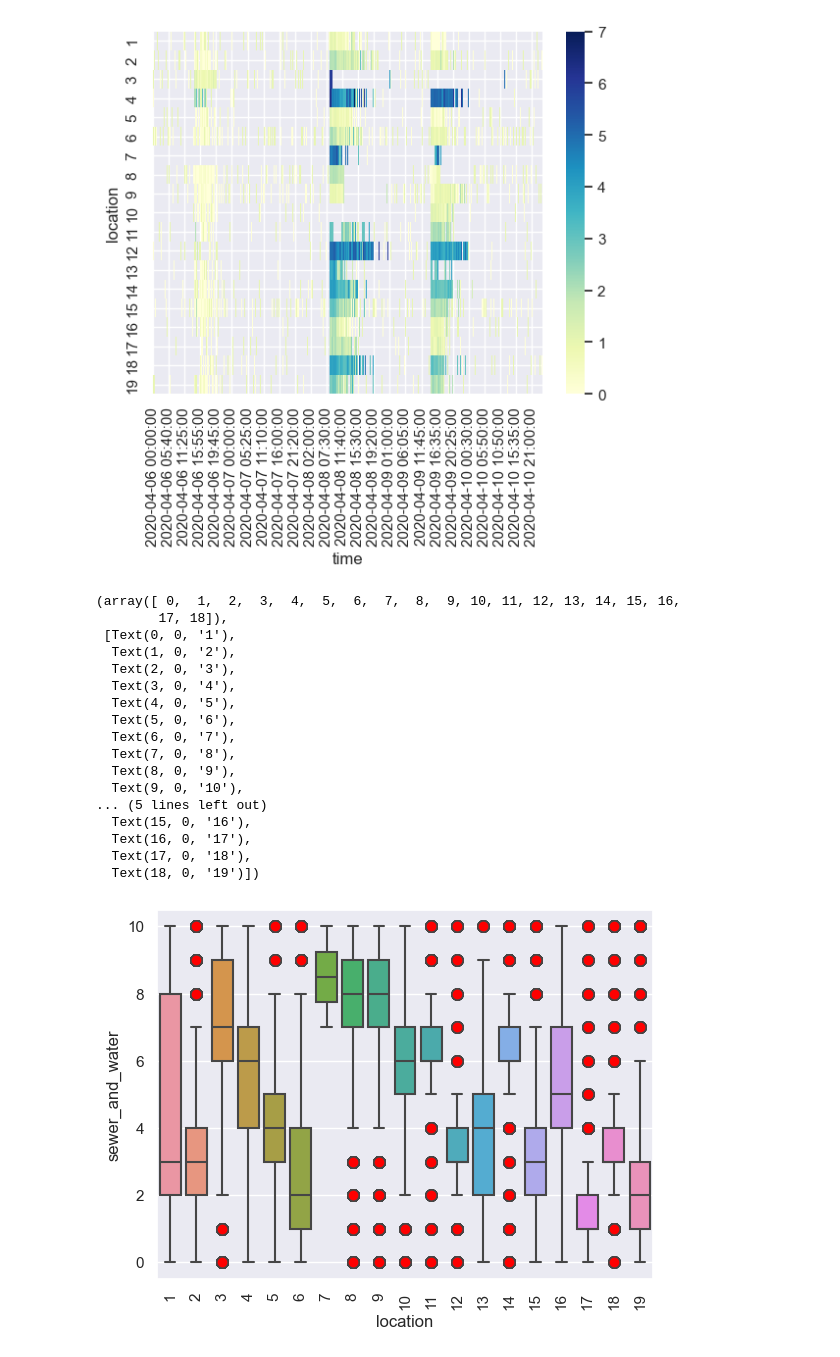
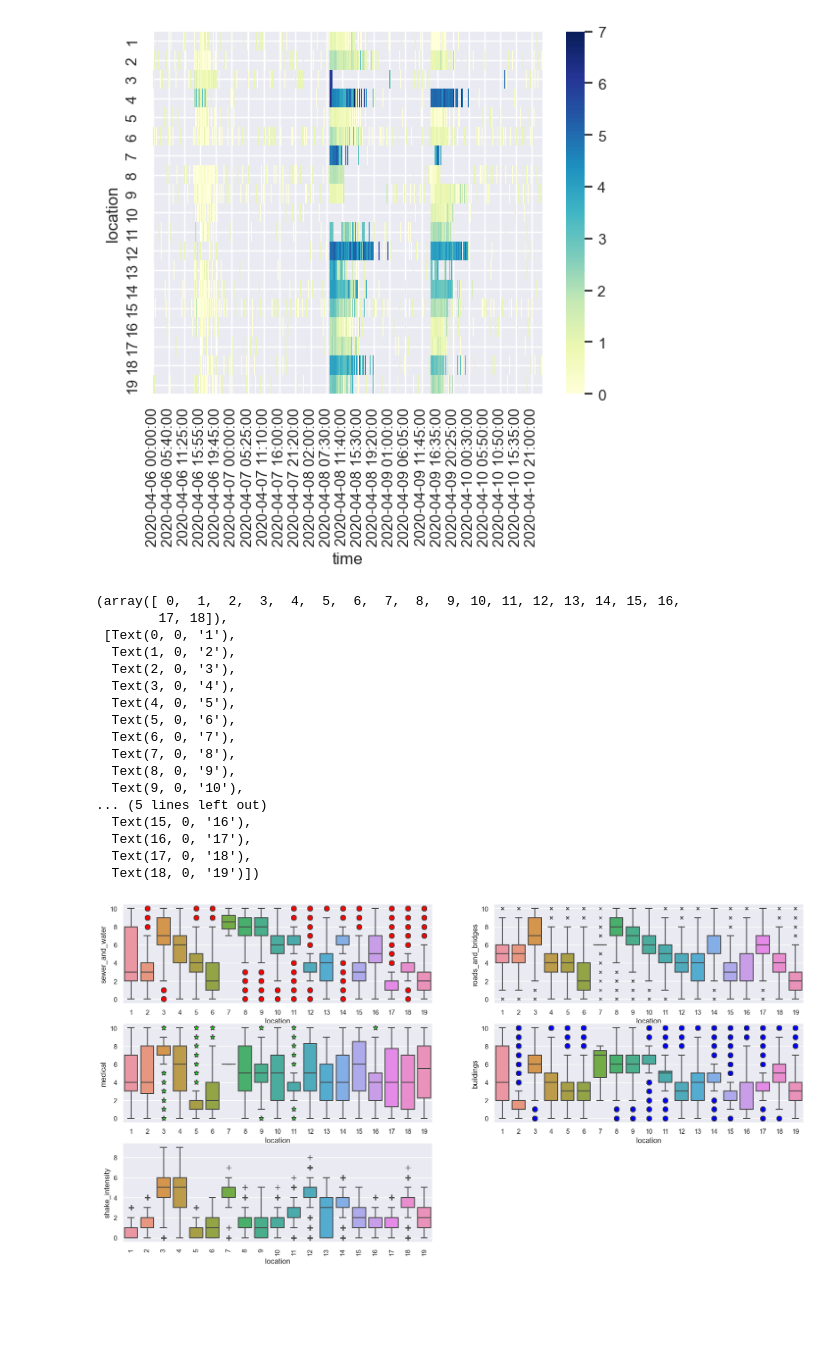
Before and after one commit to dasooni/VAST-19, a Jupyter notebook: project.ipynb, the cells around one changed output. Cells and saved outputs as stored; diff of their text form; code cells hidden in the pictures; blank space fills up the shorter version.

```diff
--- a/project.ipynb
+++ b/project.ipynb
@@ -49,28 +49,36 @@ sns.heatmap(pivot, cmap="YlGnBu")
 prequake_mean_intensity = np.mean(pivot.loc[:,'2020-04-06 14:00:00':'2020-04-06 15:00:00'], axis=1)
 #np.mean(pivot, axis=1).sort_values(ascending=False).head(10).plot(kind='bar', figsize=(10,5), color='red')
 # %%
+plt.figure(figsize=(20,10))
+plt.figure(1)
+plt.subplot(321)
+
 sns.boxplot(x='location', y='sewer_and_water', data=df, flierprops={'marker':'o', 'markersize':8, 'markerfacecolor':'red'})
-# sns.boxplot(x='location', y='roads_and_bridges', data=df , flierprops={'marker':'x', 'markersize':5, 'markerfacecolor':'fuchsia'})
-# sns.boxplot(x='location', y='medical', data=df , flierprops={'marker':'*', 'markersize':5, 'markerfacecolor':'lime'})
-# sns.boxplot(x='location', y='buildings', data=df, flierprops={'marker':'o', 'markersize':5, 'markerfacecolor':'blue'})
-# sns.boxplot(x='location', y='shake_intensity', data=df, flierprops={'marker':'+', 'markersize':5, 'markerfacecolor':'yellow'})
+plt.subplot(322)
+sns.boxplot(x='location', y='roads_and_bridges', data=df , flierprops={'marker':'x', 'markersize':5, 'markerfacecolor':'fuchsia'})
+plt.subplot(323)
+sns.boxplot(x='location', y='medical', data=df , flierprops={'marker':'*', 'markersize':8, 'markerfacecolor':'lime'})
+plt.subplot(324)
+sns.boxplot(x='location', y='buildings', data=df, flierprops={'marker':'o', 'markersize':8, 'markerfacecolor':'blue'})
+plt.subplot(325)
+sns.boxplot(x='location', y='shake_intensity', data=df, flierprops={'marker':'+', 'markersize':8, 'markerfacecolor':'yellow'})
 plt.xticks(rotation=90)
 # %% [output]
 (array([ 0,  1,  2,  3,  4,  5,  6,  7,  8,  9, 10, 11, 12, 13, 14, 15, 16,
         17, 18]),
  [Text(0, 0, '1'),
   Text(1, 0, '2'),
   Text(2, 0, '3'),
   Text(3, 0, '4'),
   Text(4, 0, '5'),
   Text(5, 0, '6'),
   Text(6, 0, '7'),
   Text(7, 0, '8'),
   Text(8, 0, '9'),
   Text(9, 0, '10'),
 ... (5 lines left out)
   Text(15, 0, '16'),
   Text(16, 0, '17'),
   Text(17, 0, '18'),
   Text(18, 0, '19')])
-[figure, old version]
+[figure, new version]
```
Also changed, not shown: parts of 4 cells of this notebook, 7 other files.
